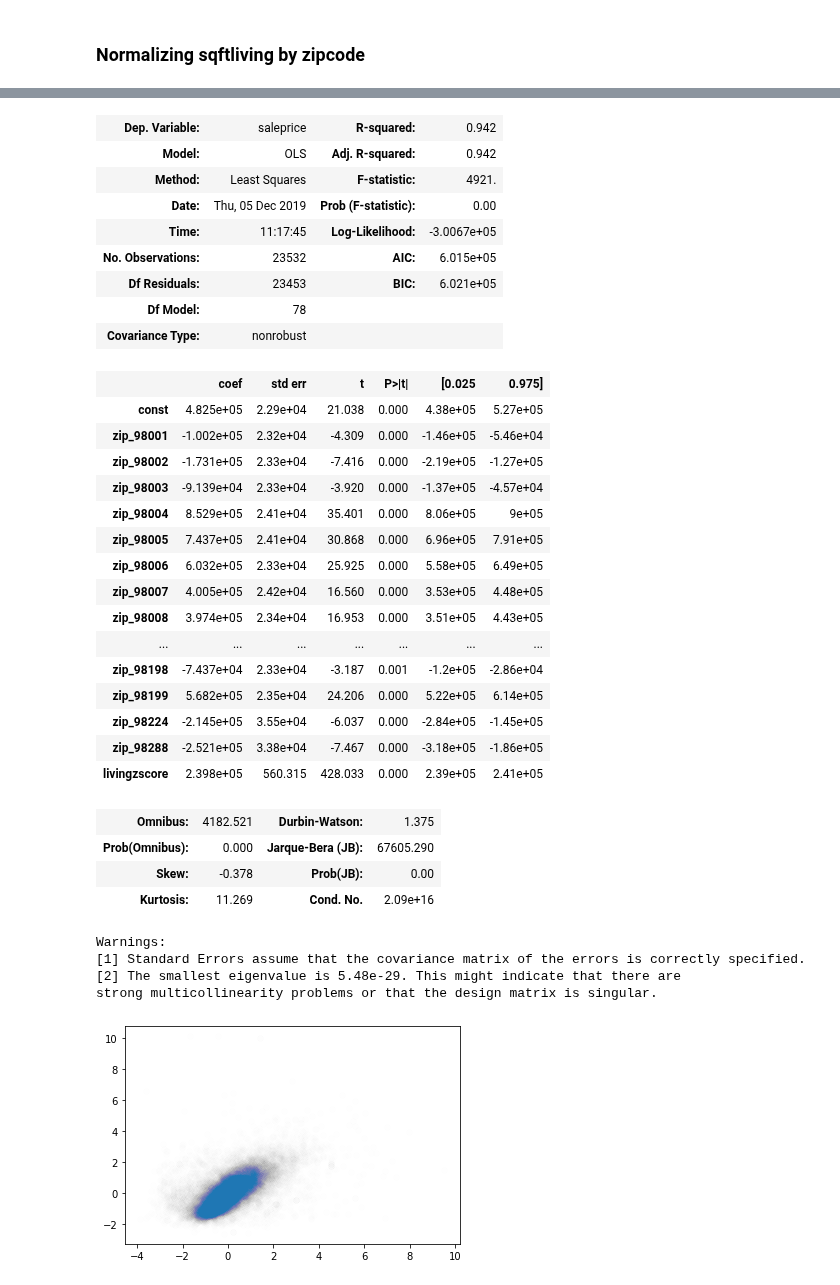
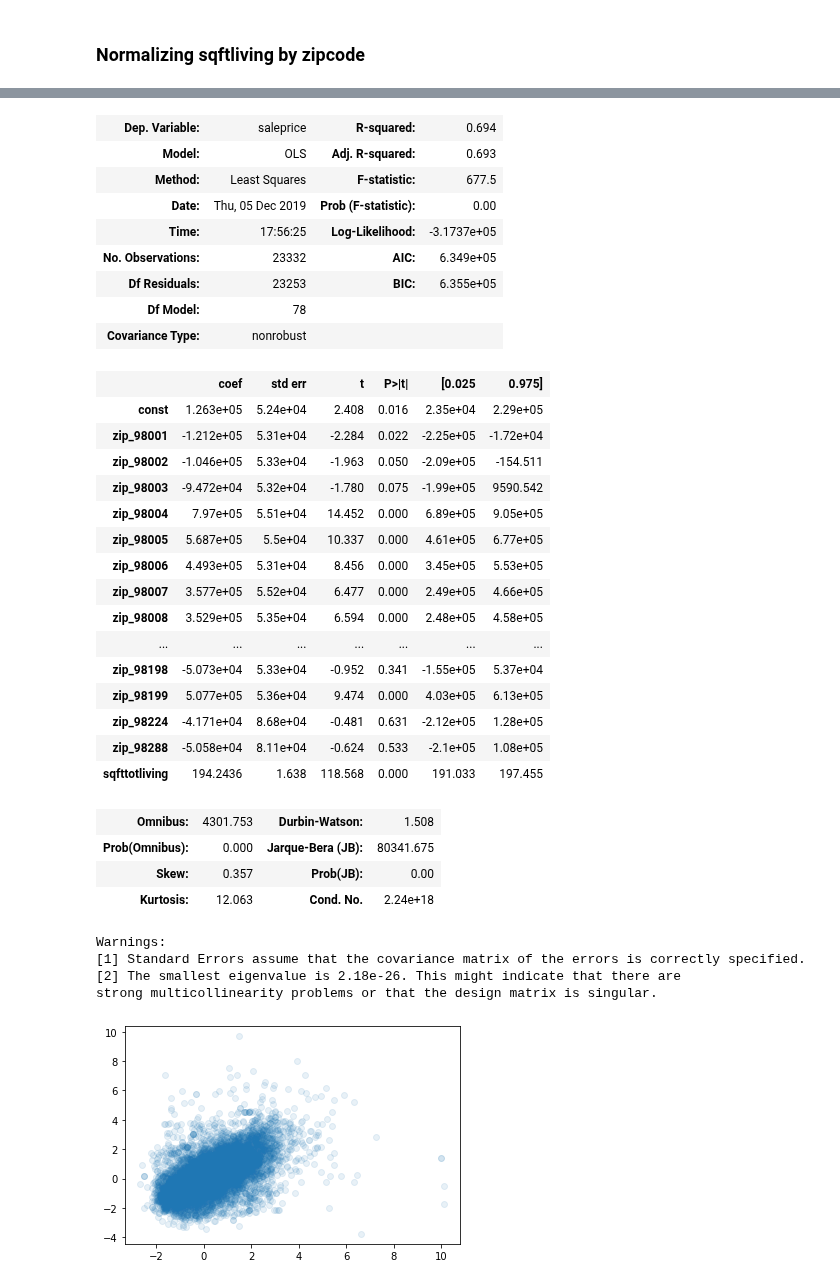
Before and after one commit to aabrahamson3/king-county-housing, a Jupyter notebook: notebooks/exploratory/Lucas/Zipcode.ipynb, the cells around one changed output, grey strips where cells are left out. Cells and saved outputs as stored; diff of their text form; code cells hidden in the pictures.

```diff
--- a/notebooks/exploratory/Lucas/Zipcode.ipynb
+++ b/notebooks/exploratory/Lucas/Zipcode.ipynb
@@ -35,7 +35,7 @@ def clean_data_intial(df):
     """ This function cleans the housing data by removing outliers, sale price == 0, and irrelevant columns.
     """
     #We chose a minimum sale vale of 10000 and a maximium sale value of 2 sigma
-    df_clean = df[(df['saleprice']>10000) & (df['saleprice'] <  (2*df['saleprice'].std())+df['saleprice'].mean())]
+    df_clean = df[(df['saleprice']>100000) & (df['saleprice'] <  (2*df['saleprice'].std())+df['saleprice'].mean())]
     #These are irrelevant or highly covariant columns
     columns_to_drop = ['documentdate',
                        'excisetaxnbr',
@@ -394,6 +394,3 @@ Warnings:
 strong multicollinearity or other numerical problems.
 # %% [markdown]
 ### checking to see if footprint ratio is better predictor than lotsize and footprint
-# %%
-for col in df_clean.columns:
-    print(col)
@@ -545,14 +524,14 @@ zip_res = Xzip.join(df_sale, how = 'left')
 
 
 
-lookup_dict = {}
+lookup_dictzip = {}
 for col in zip_res.columns:
     try:
         index = int(col[-3:])
         search_string = col[-3:]
         amount = int(zip_res[zip_res[col]== True]['saleprice'].mean())
         span = float(zip_res[zip_res[col]== True]['saleprice'].std())
-        lookup_dict[col] = (amount, span)
+        lookup_dictzip[col] = (amount, span)
     except:
         continue
 
@@ -743,8 +711,8 @@ for col in df_test2.columns:
         sig2 = df_filtered['saleprice'].std()
         blist = list((df_filtered['saleprice'] - ave2)/sig2)
 
-        df_test2.loc[index, 'livingzscore'] = blist
-        df_test2.loc[index, 'salezscore'] = alist
+        df_test2.loc[index, 'livingzscore'] = alist
+        df_test2.loc[index, 'salezscore'] = blist
     except:
         continue
 
@@ -775,14 +731,15 @@ y = np.array(df_test2['salezscore'])
 
 
 x = np.array(df_test2['livingzscore'])
-print(np.max(y))
 
 
-plt.scatter(x, y, alpha = .005)
+plt.scatter(x, y, alpha = .1)
 
-x_4 = df_test2.drop(['saleprice', 'salezscore','sqfttotliving', 'zip_98422', 'zip_98354',], axis = 1)
+df_test3 = df_test2.copy()
+
+x_4 = df_test3.drop(['saleprice', 'salezscore','livingzscore', 'zip_98422', 'zip_98354',], axis = 1)
 
 X_int = sm.add_constant(x_4)
-avmodel4 = sm.OLS(df_test2[['saleprice']], X_int).fit()
+avmodel4 = sm.OLS(df_test3[['saleprice']], X_int).fit()
 avmodel4.summary()
 # %% [output]
@@ -791,35 +747,35 @@ OLS Regression Results
-| Dep. Variable: | saleprice | R-squared: | 0.942 |
-| Model: | OLS | Adj. R-squared: | 0.942 |
-| Method: | Least Squares | F-statistic: | 4921. |
+| Dep. Variable: | saleprice | R-squared: | 0.694 |
+| Model: | OLS | Adj. R-squared: | 0.693 |
+| Method: | Least Squares | F-statistic: | 677.5 |
 | Date: | Thu, 05 Dec 2019 | Prob (F-statistic): | 0.00 |
-| Time: | 11:17:45 | Log-Likelihood: | -3.0067e+05 |
-| No. Observations: | 23532 | AIC: | 6.015e+05 |
-| Df Residuals: | 23453 | BIC: | 6.021e+05 |
+| Time: | 17:56:25 | Log-Likelihood: | -3.1737e+05 |
+| No. Observations: | 23332 | AIC: | 6.349e+05 |
+| Df Residuals: | 23253 | BIC: | 6.355e+05 |
 | Df Model: | 78 |  |  |
 | Covariance Type: | nonrobust |  |  |
 |  | coef | std err | t | P>|t| | [0.025 | 0.975] |
-| const | 4.825e+05 | 2.29e+04 | 21.038 | 0.000 | 4.38e+05 | 5.27e+05 |
-| zip_98001 | -1.002e+05 | 2.32e+04 | -4.309 | 0.000 | -1.46e+05 | -5.46e+04 |
-| zip_98002 | -1.731e+05 | 2.33e+04 | -7.416 | 0.000 | -2.19e+05 | -1.27e+05 |
-| zip_98003 | -9.139e+04 | 2.33e+04 | -3.920 | 0.000 | -1.37e+05 | -4.57e+04 |
-| zip_98004 | 8.529e+05 | 2.41e+04 | 35.401 | 0.000 | 8.06e+05 | 9e+05 |
-| zip_98005 | 7.437e+05 | 2.41e+04 | 30.868 | 0.000 | 6.96e+05 | 7.91e+05 |
-| zip_98006 | 6.032e+05 | 2.33e+04 | 25.925 | 0.000 | 5.58e+05 | 6.49e+05 |
-| zip_98007 | 4.005e+05 | 2.42e+04 | 16.560 | 0.000 | 3.53e+05 | 4.48e+05 |
-| zip_98008 | 3.974e+05 | 2.34e+04 | 16.953 | 0.000 | 3.51e+05 | 4.43e+05 |
+| const | 1.263e+05 | 5.24e+04 | 2.408 | 0.016 | 2.35e+04 | 2.29e+05 |
+| zip_98001 | -1.212e+05 | 5.31e+04 | -2.284 | 0.022 | -2.25e+05 | -1.72e+04 |
+| zip_98002 | -1.046e+05 | 5.33e+04 | -1.963 | 0.050 | -2.09e+05 | -154.511 |
+| zip_98003 | -9.472e+04 | 5.32e+04 | -1.780 | 0.075 | -1.99e+05 | 9590.542 |
+| zip_98004 | 7.97e+05 | 5.51e+04 | 14.452 | 0.000 | 6.89e+05 | 9.05e+05 |
+| zip_98005 | 5.687e+05 | 5.5e+04 | 10.337 | 0.000 | 4.61e+05 | 6.77e+05 |
+| zip_98006 | 4.493e+05 | 5.31e+04 | 8.456 | 0.000 | 3.45e+05 | 5.53e+05 |
+| zip_98007 | 3.577e+05 | 5.52e+04 | 6.477 | 0.000 | 2.49e+05 | 4.66e+05 |
+| zip_98008 | 3.529e+05 | 5.35e+04 | 6.594 | 0.000 | 2.48e+05 | 4.58e+05 |
 | ... | ... | ... | ... | ... | ... | ... |
-| zip_98198 | -7.437e+04 | 2.33e+04 | -3.187 | 0.001 | -1.2e+05 | -2.86e+04 |
-| zip_98199 | 5.682e+05 | 2.35e+04 | 24.206 | 0.000 | 5.22e+05 | 6.14e+05 |
-| zip_98224 | -2.145e+05 | 3.55e+04 | -6.037 | 0.000 | -2.84e+05 | -1.45e+05 |
-| zip_98288 | -2.521e+05 | 3.38e+04 | -7.467 | 0.000 | -3.18e+05 | -1.86e+05 |
-| livingzscore | 2.398e+05 | 560.315 | 428.033 | 0.000 | 2.39e+05 | 2.41e+05 |
+| zip_98198 | -5.073e+04 | 5.33e+04 | -0.952 | 0.341 | -1.55e+05 | 5.37e+04 |
+| zip_98199 | 5.077e+05 | 5.36e+04 | 9.474 | 0.000 | 4.03e+05 | 6.13e+05 |
+| zip_98224 | -4.171e+04 | 8.68e+04 | -0.481 | 0.631 | -2.12e+05 | 1.28e+05 |
+| zip_98288 | -5.058e+04 | 8.11e+04 | -0.624 | 0.533 | -2.1e+05 | 1.08e+05 |
+| sqfttotliving | 194.2436 | 1.638 | 118.568 | 0.000 | 191.033 | 197.455 |
-| Omnibus: | 4182.521 | Durbin-Watson: | 1.375 |
-| Prob(Omnibus): | 0.000 | Jarque-Bera (JB): | 67605.290 |
-| Skew: | -0.378 | Prob(JB): | 0.00 |
-| Kurtosis: | 11.269 | Cond. No. | 2.09e+16 |
+| Omnibus: | 4301.753 | Durbin-Watson: | 1.508 |
+| Prob(Omnibus): | 0.000 | Jarque-Bera (JB): | 80341.675 |
+| Skew: | 0.357 | Prob(JB): | 0.00 |
+| Kurtosis: | 12.063 | Cond. No. | 2.24e+18 |
-Warnings:
-[1] Standard Errors assume that the covariance matrix of the errors is correctly specified.
-[2] The smallest eigenvalue is 5.48e-29. This might indicate that there are
-strong multicollinearity problems or that the design matrix is singular.
+Warnings:
+[1] Standard Errors assume that the covariance matrix of the errors is correctly specified.
+[2] The smallest eigenvalue is 2.18e-26. This might indicate that there are
+strong multicollinearity problems or that the design matrix is singular.
-[figure, old version]
+[figure, new version]
 # %%
```
Also changed, not shown: parts of 31 cells of this notebook.
